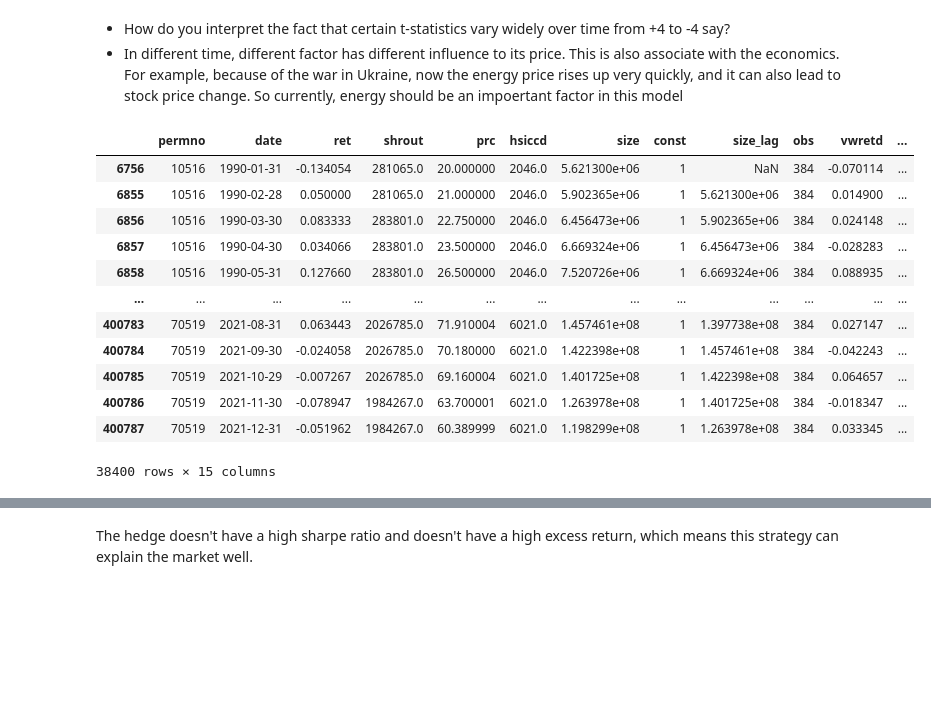
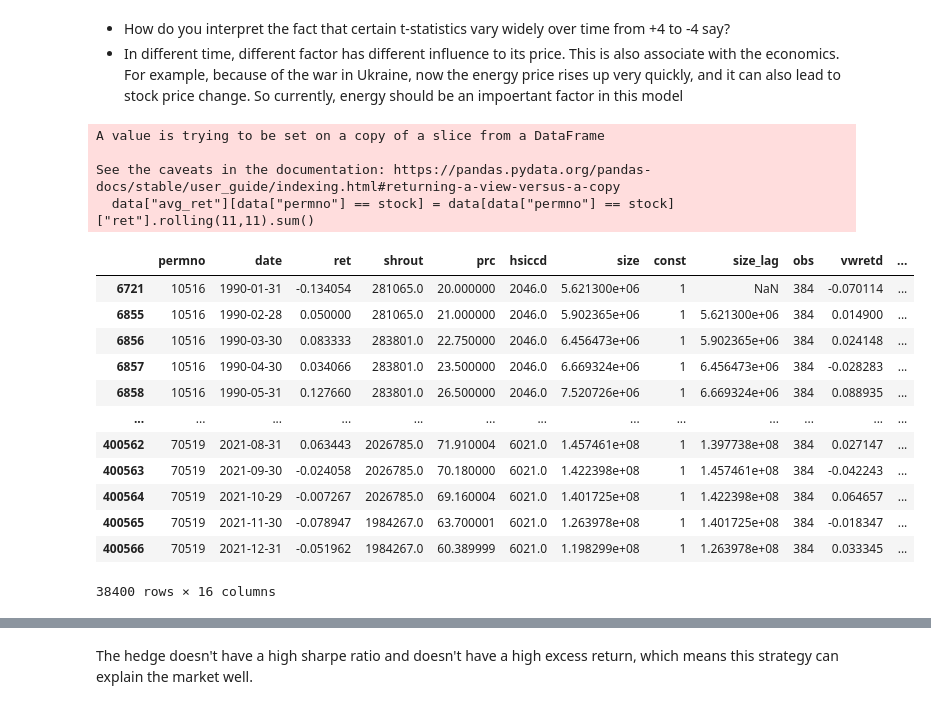
Before and after one commit to hugolan/investments, a Jupyter notebook: PS7/EX1-hsong.ipynb, the cells around one changed output, grey strips where cells are left out. Drawn from its saved outputs; the diff is of its cells as text; code cells hidden in the pictures; blank space fills up the shorter version.

```diff
--- a/PS7/EX1-hsong.ipynb
+++ b/PS7/EX1-hsong.ipynb
@@ -196,24 +196,32 @@ NoDur seems have biggest influence
 # %%
 #######(d)
 data['value'] = data['size']*data['prc']
-for stock in stock_list:
-    data[data['permno']==stock]["value"].rolling(11,11).mean()
-# the slide window will have shift in following code, to exclude itself (t-12 t0 t-1)
+data["avg_ret"] = np.zeros(38400)
+for stock in data["permno"].unique():
+    data["avg_ret"][data["permno"] == stock] = data[data["permno"] == stock]["ret"].rolling(11,11).sum()
+    #shift by 1 (we calculate t-11 to t so we need to shift it by 1 )
+    for i in range(len(data[data["permno"] == stock]) - 1):
+        if(i>=11):
+            data["avg_ret"][data["permno"] == stock].iloc[i] = data["avg_ret"][data["permno"] == stock].iloc[i+1]
 data
 # %% [output]
+A value is trying to be set on a copy of a slice from a DataFrame
+
+See the caveats in the documentation: https://pandas.pydata.org/pandas-docs/stable/user_guide/indexing.html#returning-a-view-versus-a-copy
+  data["avg_ret"][data["permno"] == stock] = data[data["permno"] == stock]["ret"].rolling(11,11).sum()
 |  | permno | date | ret | shrout | prc | hsiccd | size | const | size_lag | obs | vwretd | ... |
-| 6756 | 10516 | 1990-01-31 | -0.134054 | 281065.0 | 20.000000 | 2046.0 | 5.621300e+06 | 1 | NaN | 384 | -0.070114 | ... |
+| 6721 | 10516 | 1990-01-31 | -0.134054 | 281065.0 | 20.000000 | 2046.0 | 5.621300e+06 | 1 | NaN | 384 | -0.070114 | ... |
 | 6855 | 10516 | 1990-02-28 | 0.050000 | 281065.0 | 21.000000 | 2046.0 | 5.902365e+06 | 1 | 5.621300e+06 | 384 | 0.014900 | ... |
 | 6856 | 10516 | 1990-03-30 | 0.083333 | 283801.0 | 22.750000 | 2046.0 | 6.456473e+06 | 1 | 5.902365e+06 | 384 | 0.024148 | ... |
 | 6857 | 10516 | 1990-04-30 | 0.034066 | 283801.0 | 23.500000 | 2046.0 | 6.669324e+06 | 1 | 6.456473e+06 | 384 | -0.028283 | ... |
 | 6858 | 10516 | 1990-05-31 | 0.127660 | 283801.0 | 26.500000 | 2046.0 | 7.520726e+06 | 1 | 6.669324e+06 | 384 | 0.088935 | ... |
 | ... | ... | ... | ... | ... | ... | ... | ... | ... | ... | ... | ... | ... |
-| 400783 | 70519 | 2021-08-31 | 0.063443 | 2026785.0 | 71.910004 | 6021.0 | 1.457461e+08 | 1 | 1.397738e+08 | 384 | 0.027147 | ... |
-| 400784 | 70519 | 2021-09-30 | -0.024058 | 2026785.0 | 70.180000 | 6021.0 | 1.422398e+08 | 1 | 1.457461e+08 | 384 | -0.042243 | ... |
-| 400785 | 70519 | 2021-10-29 | -0.007267 | 2026785.0 | 69.160004 | 6021.0 | 1.401725e+08 | 1 | 1.422398e+08 | 384 | 0.064657 | ... |
-| 400786 | 70519 | 2021-11-30 | -0.078947 | 1984267.0 | 63.700001 | 6021.0 | 1.263978e+08 | 1 | 1.401725e+08 | 384 | -0.018347 | ... |
-| 400787 | 70519 | 2021-12-31 | -0.051962 | 1984267.0 | 60.389999 | 6021.0 | 1.198299e+08 | 1 | 1.263978e+08 | 384 | 0.033345 | ... |
+| 400562 | 70519 | 2021-08-31 | 0.063443 | 2026785.0 | 71.910004 | 6021.0 | 1.457461e+08 | 1 | 1.397738e+08 | 384 | 0.027147 | ... |
+| 400563 | 70519 | 2021-09-30 | -0.024058 | 2026785.0 | 70.180000 | 6021.0 | 1.422398e+08 | 1 | 1.457461e+08 | 384 | -0.042243 | ... |
+| 400564 | 70519 | 2021-10-29 | -0.007267 | 2026785.0 | 69.160004 | 6021.0 | 1.401725e+08 | 1 | 1.422398e+08 | 384 | 0.064657 | ... |
+| 400565 | 70519 | 2021-11-30 | -0.078947 | 1984267.0 | 63.700001 | 6021.0 | 1.263978e+08 | 1 | 1.401725e+08 | 384 | -0.018347 | ... |
+| 400566 | 70519 | 2021-12-31 | -0.051962 | 1984267.0 | 60.389999 | 6021.0 | 1.198299e+08 | 1 | 1.263978e+08 | 384 | 0.033345 | ... |
-38400 rows × 15 columns
+38400 rows × 16 columns
 # %%
 import datetime
 exposure_d = exposure.drop(index = exposure.index).rename(columns={'permno':'date'})
```
Also changed, not shown: parts of 6 cells of this notebook.
